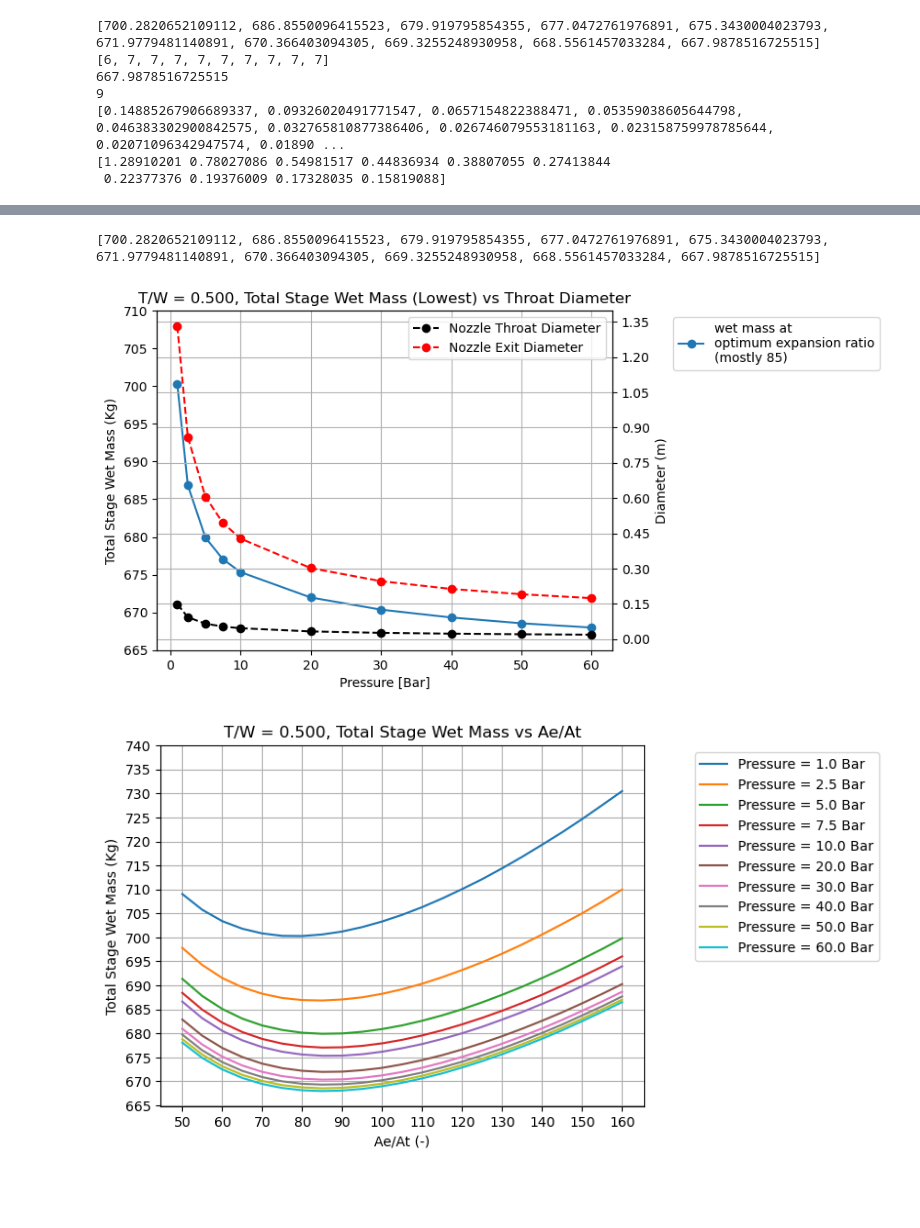
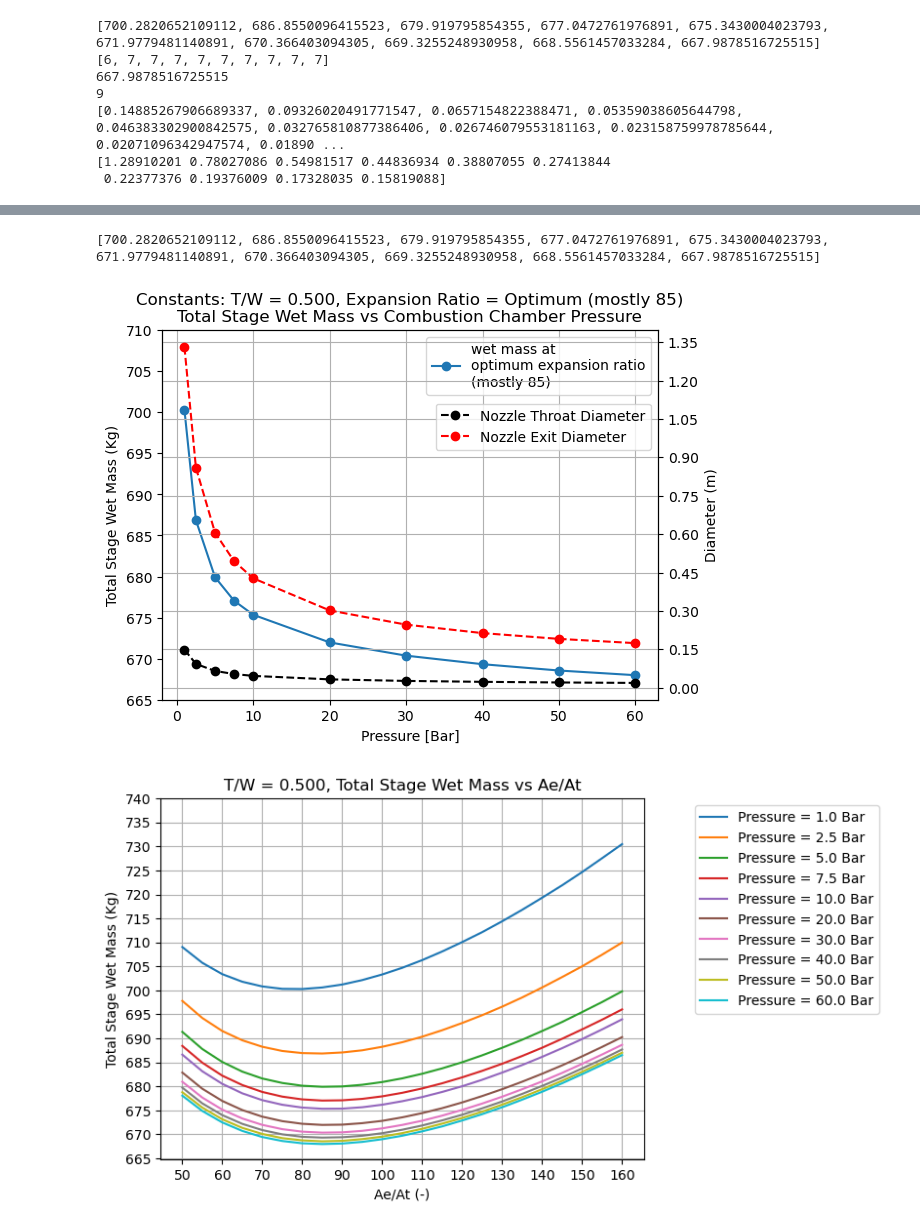
Before and after one commit to krainrpmt/Senior-Project-Electric-Turbopump, a Jupyter notebook: Pump Specification Calculator.ipynb, the cells around one changed output, grey strips where cells are left out. Drawn from its saved outputs; the diff is of its cells as text; code cells hidden in the pictures; blank space fills up the shorter version.

```diff
--- a/Pump Specification Calculator.ipynb
+++ b/Pump Specification Calculator.ipynb
@@ -1015,40 +1015,39 @@ ax2.plot(np.array(Pressure_Keys)/1e5, De, '--or', label='Nozzle Exit Diameter')
 ax2.set_ylabel('Diameter (m)')
 ax2.set_yticks(np.linspace(0,1.35,10))
 
-
-ax.legend(loc='upper right', bbox_to_anchor=(1.6,1))
-ax2.legend()
-plt.title('T/W = 0.500, Total Stage Wet Mass (Lowest) vs Throat Diameter')
+plt.title('Constants: T/W = 0.500, Expansion Ratio = Optimum (mostly 85)\nTotal Stage Wet Mass vs Combustion Chamber Pressure')
 
 ax.grid(axis = 'x')
 ax2.grid()
+ax.legend()
+ax2.legend(bbox_to_anchor=(1,0.82))
 plt.show()
 
 
 #Total Wet Mass vs Area Ratio
 fig = plt.figure()
 ax = fig.add_subplot(111)
 
 for i in Pressure_Keys:
 
     # Make data.
     X = np.array(nozzle_expansion_ratio0)
     Z = np.array(Rocket_Performance_Library[i]['wet_mass'])
     ax.plot(X, Z, '-', label='Pressure = ' + str(i/1e5) + ' Bar')
 
 plt.legend(loc='upper right', bbox_to_anchor=(1.5,1))
 plt.title('T/W = 0.500, Total Stage Wet Mass vs Ae/At')
 plt.xlabel('Ae/At (-)')
 plt.ylabel('Total Stage Wet Mass (Kg)')
 plt.grid()
 plt.xticks(range(50,170,10))
 plt.yticks(range(665,745,5))
 plt.show()
 # %% [output]
 [figure]
 [figure]
 [figure]
 [figure]
 [700.2820652109112, 686.8550096415523, 679.919795854355, 677.0472761976891, 675.3430004023793, 671.9779481140891, 670.366403094305, 669.3255248930958, 668.5561457033284, 667.9878516725515]
-[figure, old version]
+[figure, new version]
 [figure]
```
Also changed, not shown: parts of 1 cell of this notebook.
